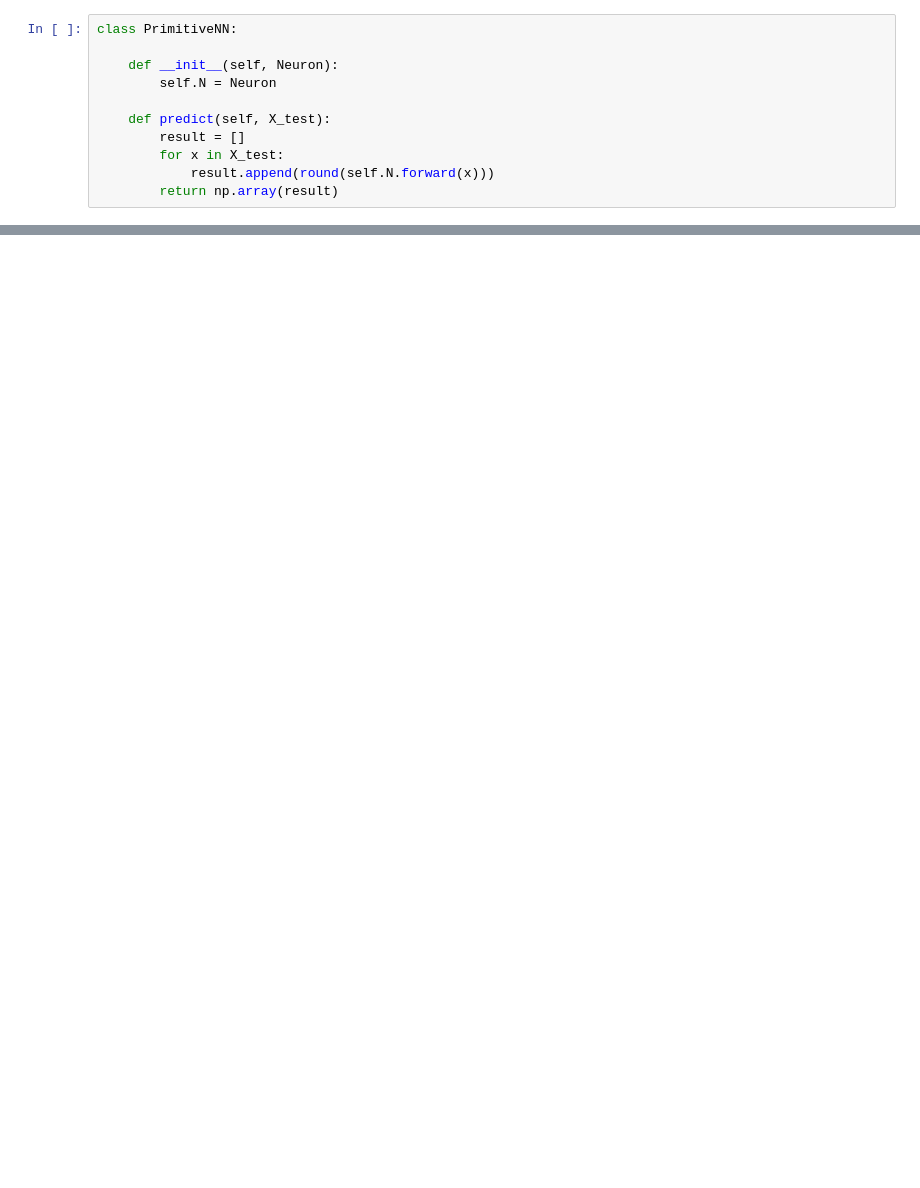
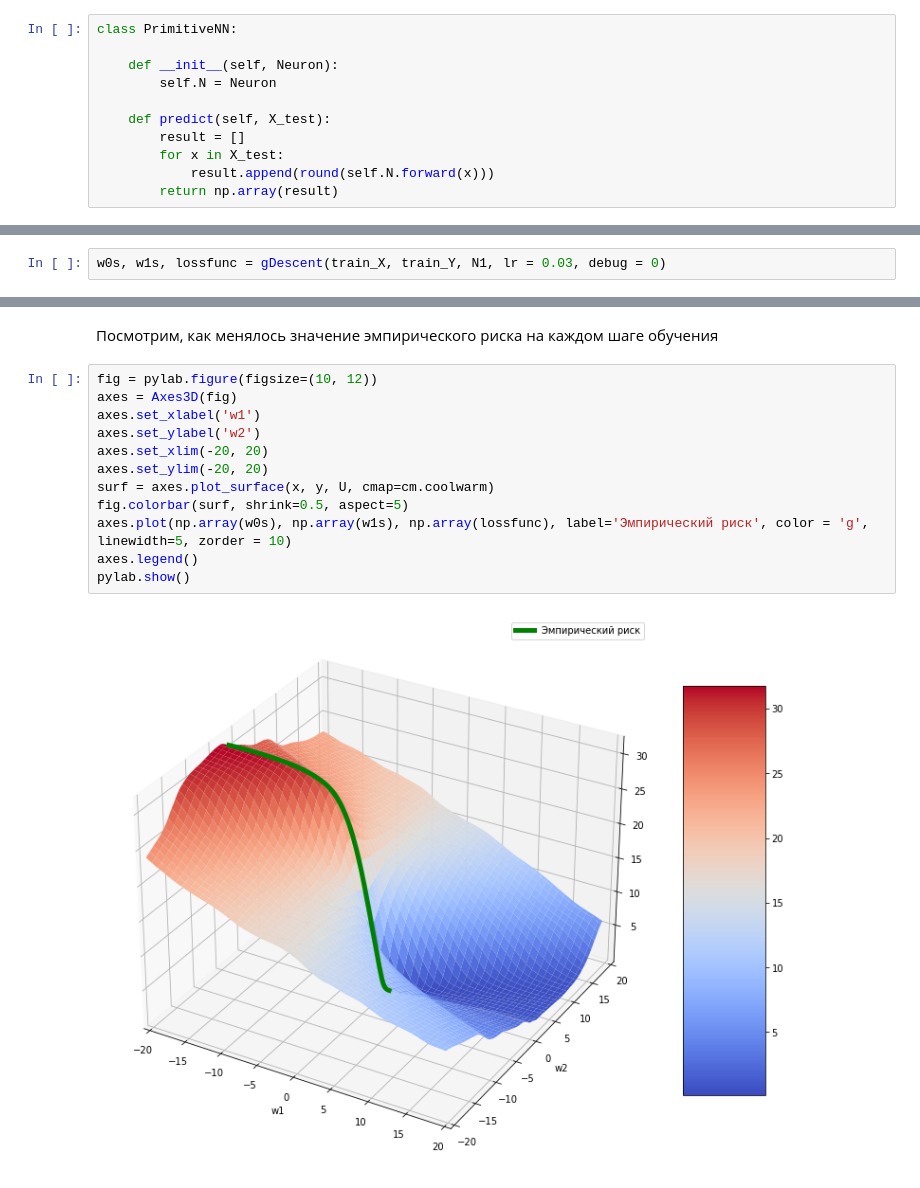
Before and after one commit to yuriy5139/MachineLearning, a Jupyter notebook: Neural Networks basics.ipynb, the cells around one changed output, grey strips where cells are left out. Drawn from its saved outputs; the diff is of its cells as text; blank space fills up the shorter version.

```diff
--- a/Neural Networks basics.ipynb
+++ b/Neural Networks basics.ipynb
@@ -219,0 +199,2 @@ pylab.show()
+# %%
+w0s, w1s, lossfunc = gDescent(train_X, train_Y, N1, lr = 0.03, debug = 0)
@@ -219,0 +214,16 @@ pylab.show()
+# %% [markdown]
+Посмотрим, как менялось значение эмпирического риска на каждом шаге обучения
+# %%
+fig = pylab.figure(figsize=(10, 12))
+axes = Axes3D(fig)
+axes.set_xlabel('w1')
+axes.set_ylabel('w2')
+axes.set_xlim(-20, 20)
+axes.set_ylim(-20, 20)
+surf = axes.plot_surface(x, y, U, cmap=cm.coolwarm)
+fig.colorbar(surf, shrink=0.5, aspect=5)
+axes.plot(np.array(w0s), np.array(w1s), np.array(lossfunc), label='Эмпирический риск', color = 'g', linewidth=5, zorder = 10)
+axes.legend()
+pylab.show()
+# %% [output]
+[figure, added]
```
Also changed, not shown: parts of 15 cells of this notebook.
